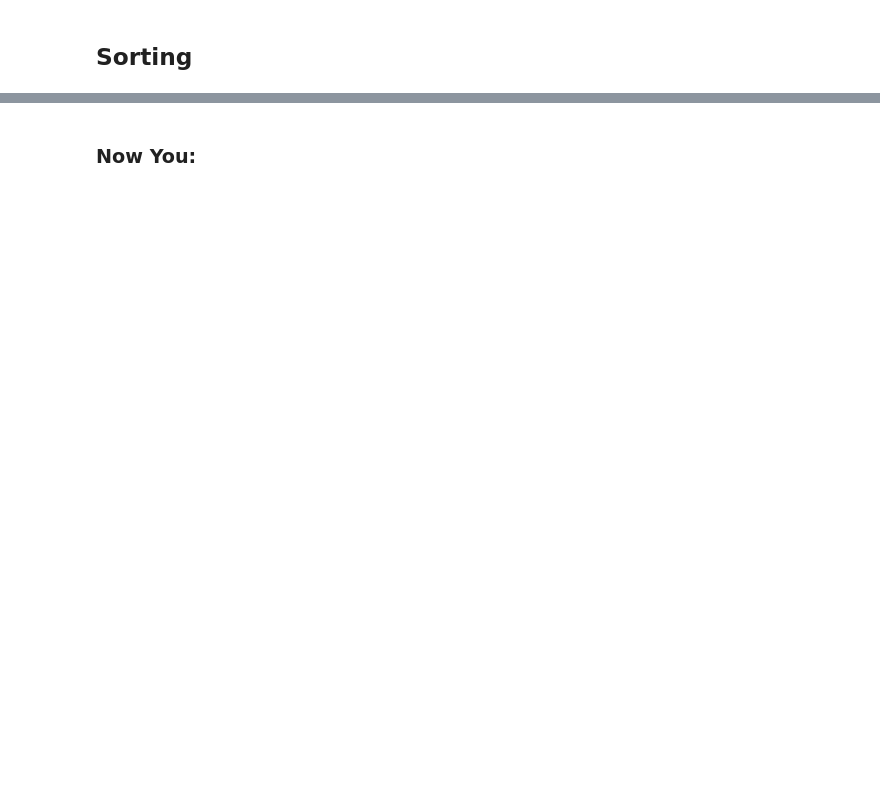
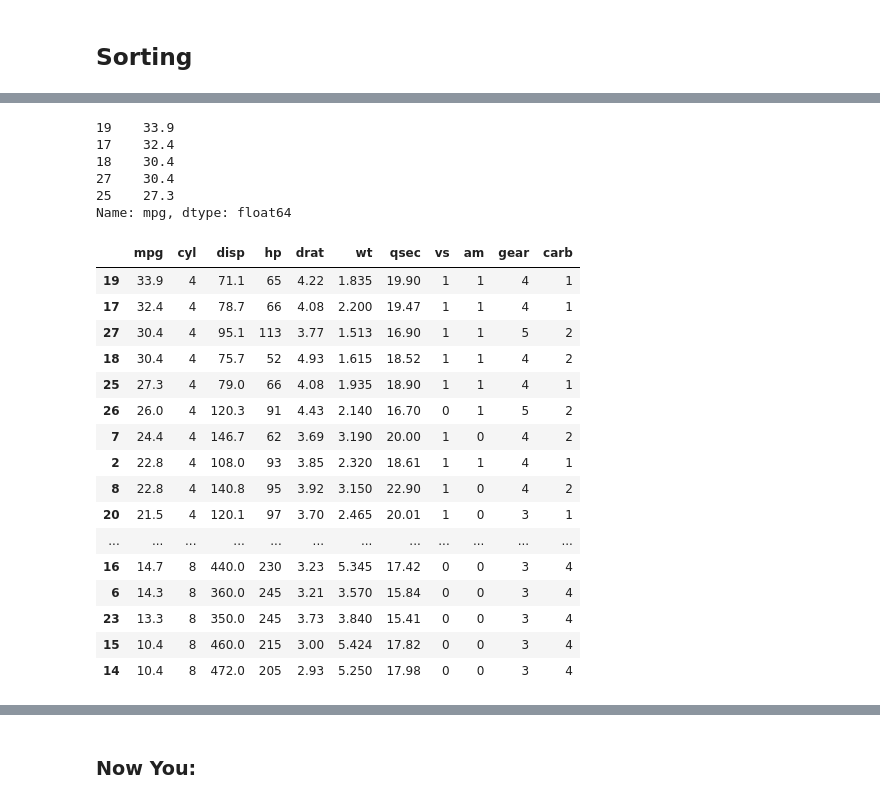
Before and after one commit to rickwp08/associads, a Jupyter notebook: intro-to-pandas-starter-code-ec.ipynb, the cells around one changed output, grey strips where cells are left out. Drawn from its saved outputs; the diff is of its cells as text; code cells hidden in the pictures; blank space fills up the shorter version.

```diff
--- a/intro-to-pandas-starter-code-ec.ipynb
+++ b/intro-to-pandas-starter-code-ec.ipynb
@@ -688,2 +800,30 @@ cars.iloc[2:7, 3:6]
+# %%
+cars['mpg'].sort_values(ascending = False).head()
+# %% [output]
+19    33.9
+17    32.4
+18    30.4
+27    30.4
+25    27.3
+Name: mpg, dtype: float64
 # %%
 # Or the entire DataFrame
+cars.sort_values('mpg', ascending = False)
+# %% [output]
+|  | mpg | cyl | disp | hp | drat | wt | qsec | vs | am | gear | carb |
+| 19 | 33.9 | 4 | 71.1 | 65 | 4.22 | 1.835 | 19.90 | 1 | 1 | 4 | 1 |
+| 17 | 32.4 | 4 | 78.7 | 66 | 4.08 | 2.200 | 19.47 | 1 | 1 | 4 | 1 |
+| 27 | 30.4 | 4 | 95.1 | 113 | 3.77 | 1.513 | 16.90 | 1 | 1 | 5 | 2 |
+| 18 | 30.4 | 4 | 75.7 | 52 | 4.93 | 1.615 | 18.52 | 1 | 1 | 4 | 2 |
+| 25 | 27.3 | 4 | 79.0 | 66 | 4.08 | 1.935 | 18.90 | 1 | 1 | 4 | 1 |
+| 26 | 26.0 | 4 | 120.3 | 91 | 4.43 | 2.140 | 16.70 | 0 | 1 | 5 | 2 |
+| 7 | 24.4 | 4 | 146.7 | 62 | 3.69 | 3.190 | 20.00 | 1 | 0 | 4 | 2 |
+| 2 | 22.8 | 4 | 108.0 | 93 | 3.85 | 2.320 | 18.61 | 1 | 1 | 4 | 1 |
+| 8 | 22.8 | 4 | 140.8 | 95 | 3.92 | 3.150 | 22.90 | 1 | 0 | 4 | 2 |
+| 20 | 21.5 | 4 | 120.1 | 97 | 3.70 | 2.465 | 20.01 | 1 | 0 | 3 | 1 |
+| ... | ... | ... | ... | ... | ... | ... | ... | ... | ... | ... | ... |
+| 16 | 14.7 | 8 | 440.0 | 230 | 3.23 | 5.345 | 17.42 | 0 | 0 | 3 | 4 |
+| 6 | 14.3 | 8 | 360.0 | 245 | 3.21 | 3.570 | 15.84 | 0 | 0 | 3 | 4 |
+| 23 | 13.3 | 8 | 350.0 | 245 | 3.73 | 3.840 | 15.41 | 0 | 0 | 3 | 4 |
+| 15 | 10.4 | 8 | 460.0 | 215 | 3.00 | 5.424 | 17.82 | 0 | 0 | 3 | 4 |
+| 14 | 10.4 | 8 | 472.0 | 205 | 2.93 | 5.250 | 17.98 | 0 | 0 | 3 | 4 |
```
Also changed, not shown: parts of 56 cells of this notebook, 3 other files.
